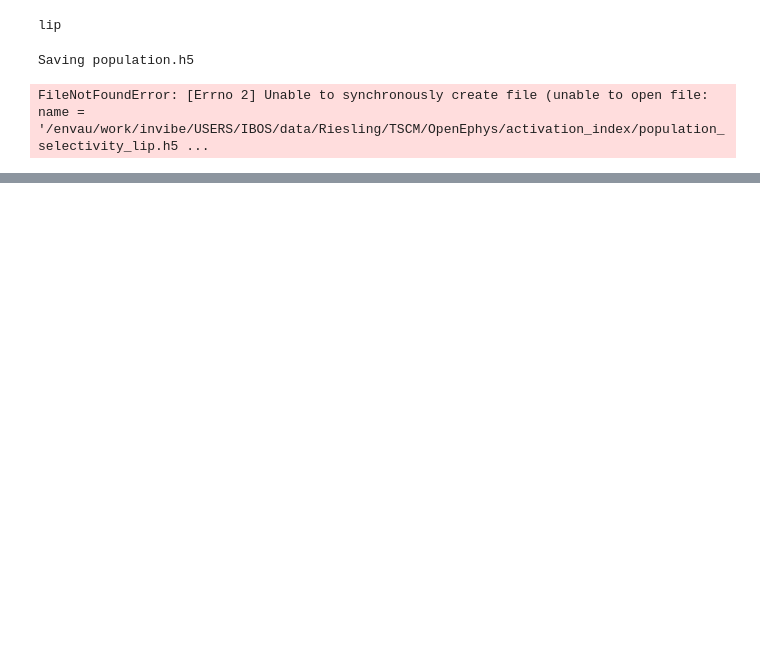
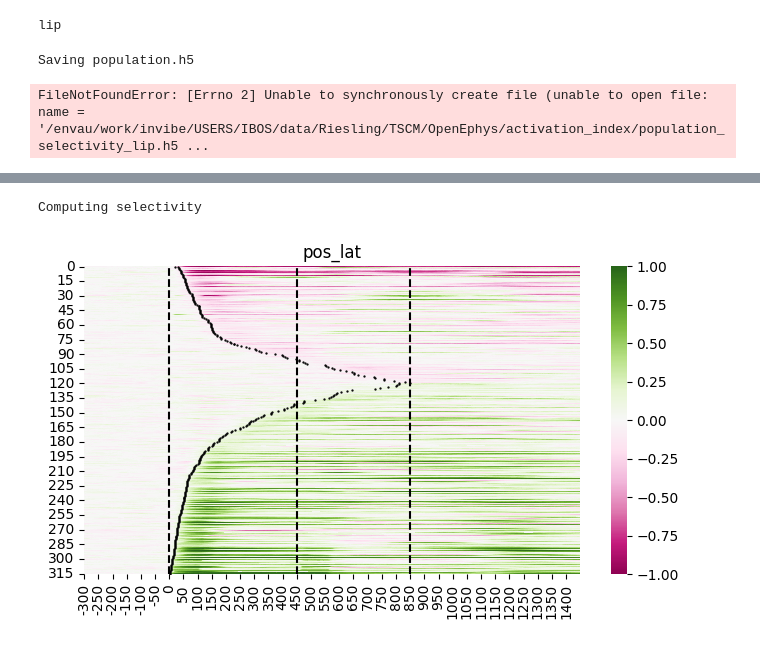
Before and after one commit to Ibos-lab/Users, a Jupyter notebook: losadac/data_stats/rf_position/activation_index.ipynb, the cells around one changed output, grey strips where cells are left out. Drawn from its saved outputs; the diff is of its cells as text; code cells hidden in the pictures; blank space fills up the shorter version.

```diff
--- a/losadac/data_stats/rf_position/activation_index.ipynb
+++ b/losadac/data_stats/rf_position/activation_index.ipynb
@@ -158,0 +350,16 @@ population = PopulationData.from_python_hdf5(
+# %%
+print("Computing selectivity")
+df_selectivity1 = population.execute_function(
+    get_selectivity_info, n_jobs=-1, ret_df=True
+)
+# %% [output]
+Computing selectivity
+# %%
+max_len=1750
+
+df_sel=df_selectivity1[np.logical_and(df_selectivity1['pos_lat']>0+300,df_selectivity1['pos_lat']<850+300)]
+
+f,ax=plt.subplots(figsize=(8,4),sharex=True)
+latencies = plot_latencies(df_sel,lat_key='pos_lat',score_key='pos_score',ax=ax)
+# %% [output]
+[figure, added]
```
Also changed, not shown: parts of 21 cells of this notebook, 2 other files.
